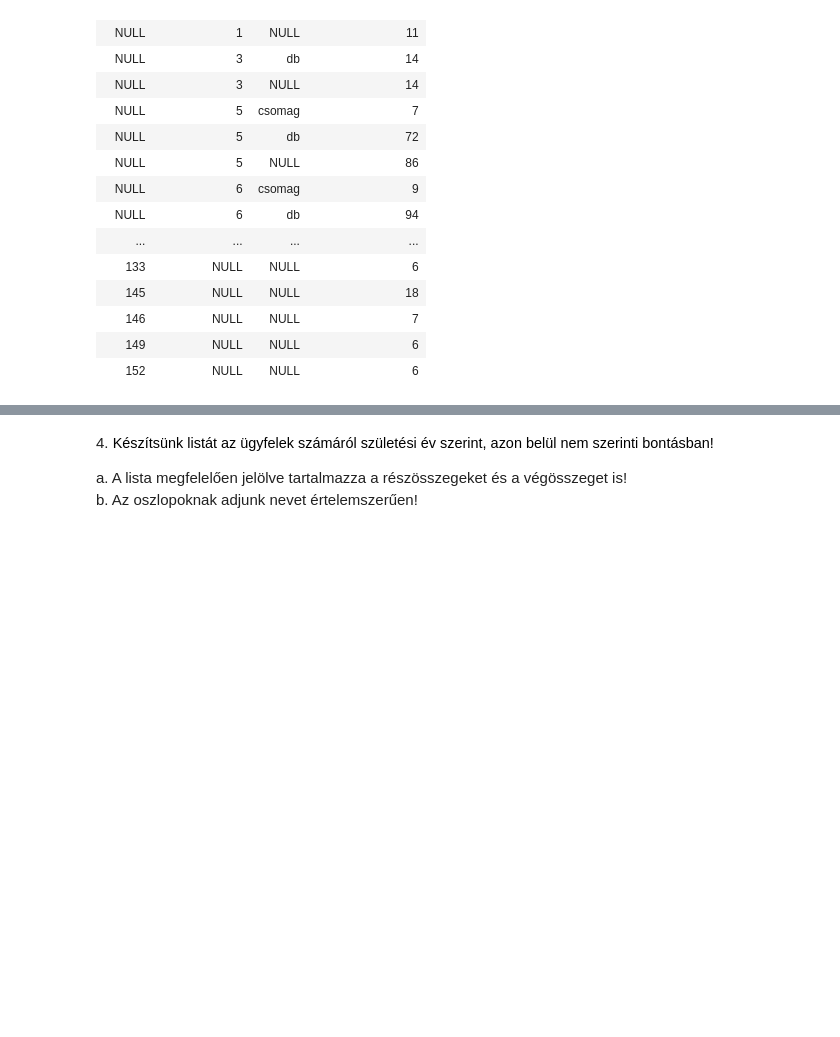
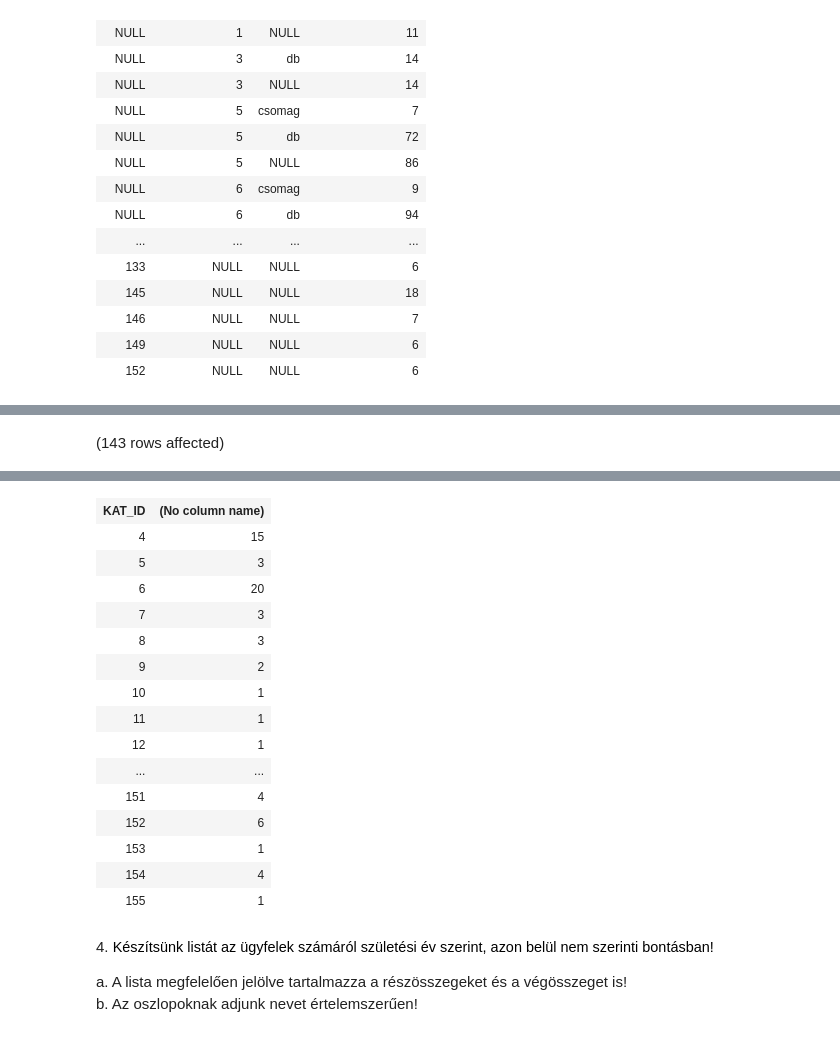
Before and after one commit to onlyux/adatbazisK, a Jupyter notebook: gyakorlat04_feladatok.ipynb, the cells around one changed output, grey strips where cells are left out. Drawn from its saved outputs; the diff is of its cells as text; code cells hidden in the pictures; blank space fills up the shorter version.

```diff
--- a/gyakorlat04_feladatok.ipynb
+++ b/gyakorlat04_feladatok.ipynb
@@ -70,3 +70,9 @@ a. Elég megjeleníteni a kategóriák azonosítóit és a darabszámokat!
 
 
 ![](https://moodle.uni-corvinus.hu/theme/image.php/adaptable/atto_h5p/1709548862/icon)
+# %%
+SELECT KAT_ID, COUNT(*)
+FROM Termek
+GROUP BY KAT_ID
+# %% [output]
+(143 rows affected)
@@ -73,3 +80,19 @@ a. Elég megjeleníteni a kategóriák azonosítóit és a darabszámokat!
+| KAT_ID | (No column name) |
+| 4 | 15 |
+| 5 | 3 |
+| 6 | 20 |
+| 7 | 3 |
+| 8 | 3 |
+| 9 | 2 |
+| 10 | 1 |
+| 11 | 1 |
+| 12 | 1 |
+| ... | ... |
+| 151 | 4 |
+| 152 | 6 |
+| 153 | 1 |
+| 154 | 4 |
+| 155 | 1 |
 # %% [markdown]
 4. <span style="background-color: rgb(255, 255, 255); color: rgb(0, 0, 0); font-family: &quot;Open Sans&quot;, sans-serif; font-size: 14.44px;">Készítsünk listát az ügyfelek számáról születési év szerint, azon belül nem szerinti bontásban!&nbsp;</span>
 
```
Also changed, not shown: parts of 1 cell of this notebook.
